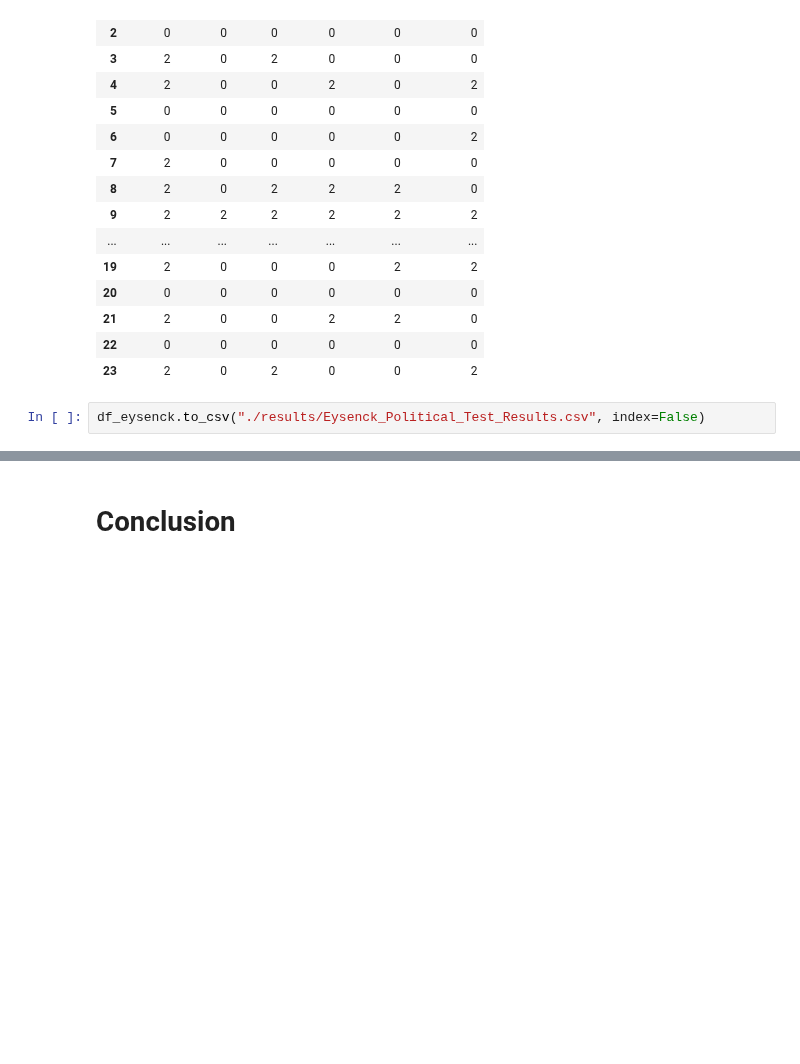
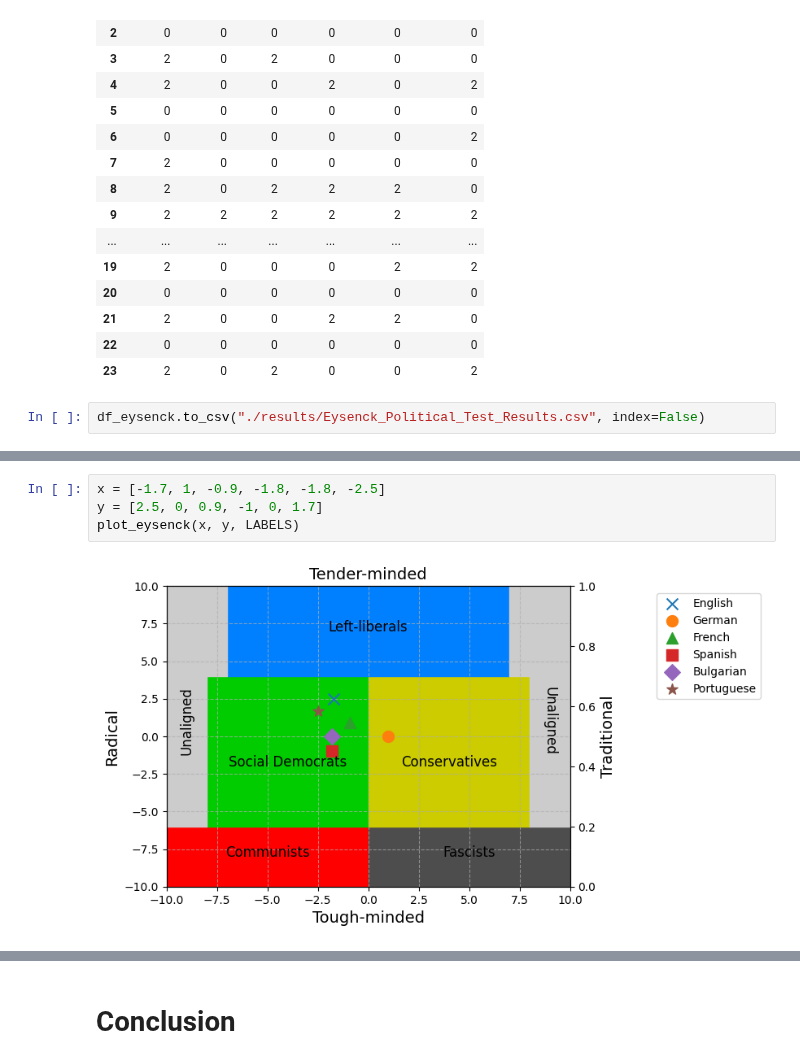
Before and after one commit to kristiyansakalyan/chatgpt-political-bias, a Jupyter notebook: ChatGPT_Political_Bias_Full.ipynb, the cells around one changed output, grey strips where cells are left out. Drawn from its saved outputs; the diff is of its cells as text; blank space fills up the shorter version.

```diff
--- a/ChatGPT_Political_Bias_Full.ipynb
+++ b/ChatGPT_Political_Bias_Full.ipynb
@@ -367,0 +503,6 @@ df_eysenck.to_csv("./results/Eysenck_Political_Test_Results.csv", index=False)
+# %%
+x = [-1.7, 1, -0.9, -1.8, -1.8, -2.5]
+y = [2.5, 0, 0.9, -1, 0, 1.7]
+plot_eysenck(x, y, LABELS)
+# %% [output]
+[figure, added]
```
Also changed, not shown: parts of 8 cells of this notebook, 8 other files.
